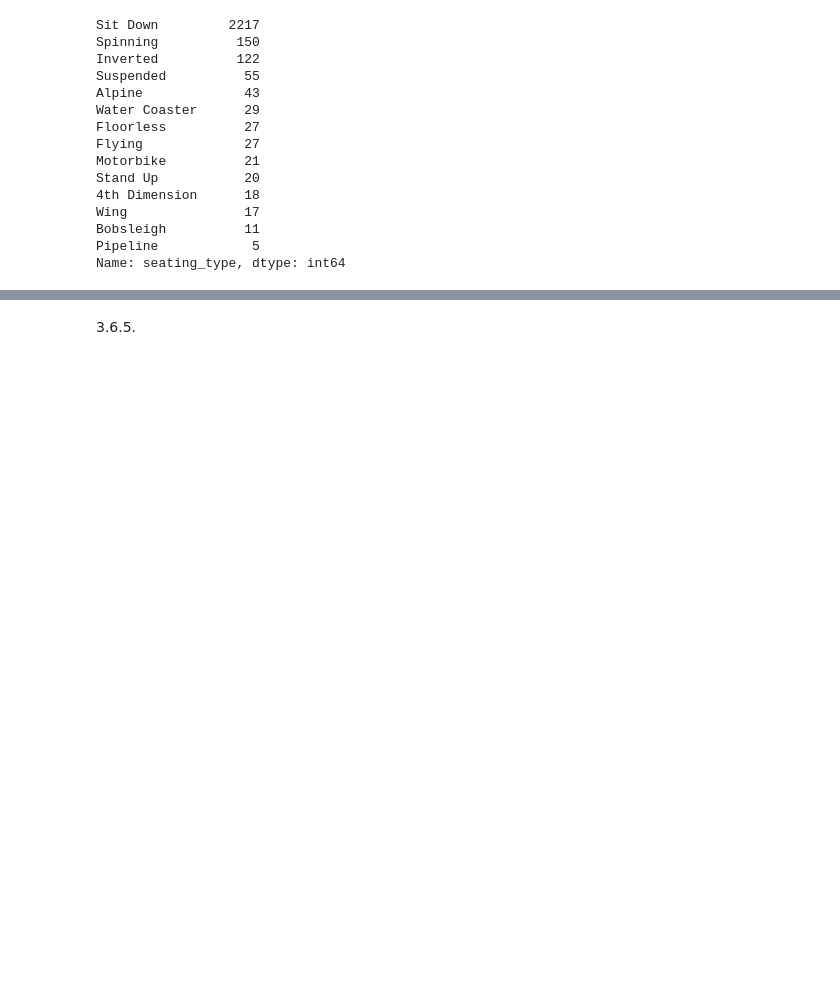
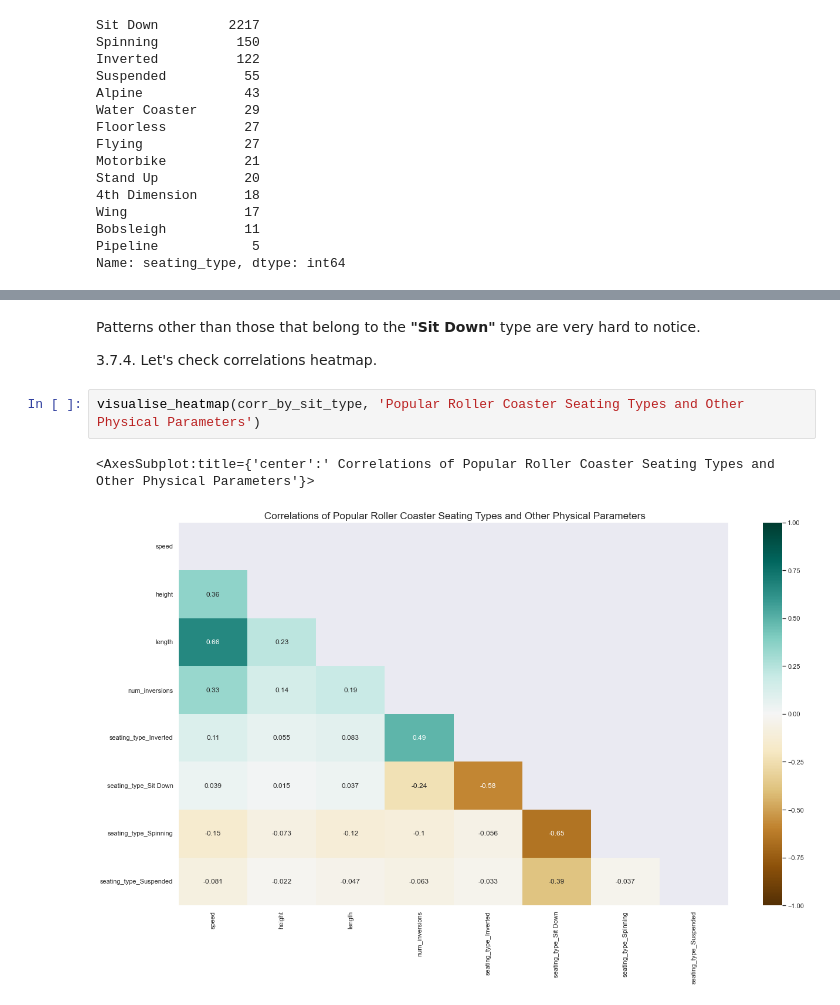
Before and after one commit to jadidaniel/jupyter-notebooks, a Jupyter notebook: visualisations_roller_coaster/roller_coaster.ipynb, the cells around one changed output, grey strips where cells are left out. Saved outputs shown, nothing was run; the diff lists cells and outputs as text; blank space fills up the shorter version.

```diff
--- a/visualisations_roller_coaster/roller_coaster.ipynb
+++ b/visualisations_roller_coaster/roller_coaster.ipynb
@@ -828,4 +929,11 @@ visualise_scatter(by_seating_type, 'seating_type')
 # %% [output]
 [figure]
-# %% [markdown]
-3.6.5.
+# %% [markdown]
+Patterns other than those that belong to the **"Sit Down"** type are very hard to notice.
+
+3.7.4. Let's check correlations heatmap.
+# %%
+visualise_heatmap(corr_by_sit_type, 'Popular Roller Coaster Seating Types and Other Physical Parameters')
+# %% [output]
+<AxesSubplot:title={'center':' Correlations of Popular Roller Coaster Seating Types and Other Physical Parameters'}>
+[figure, added]
```
Also changed, not shown: parts of 37 cells of this notebook.
